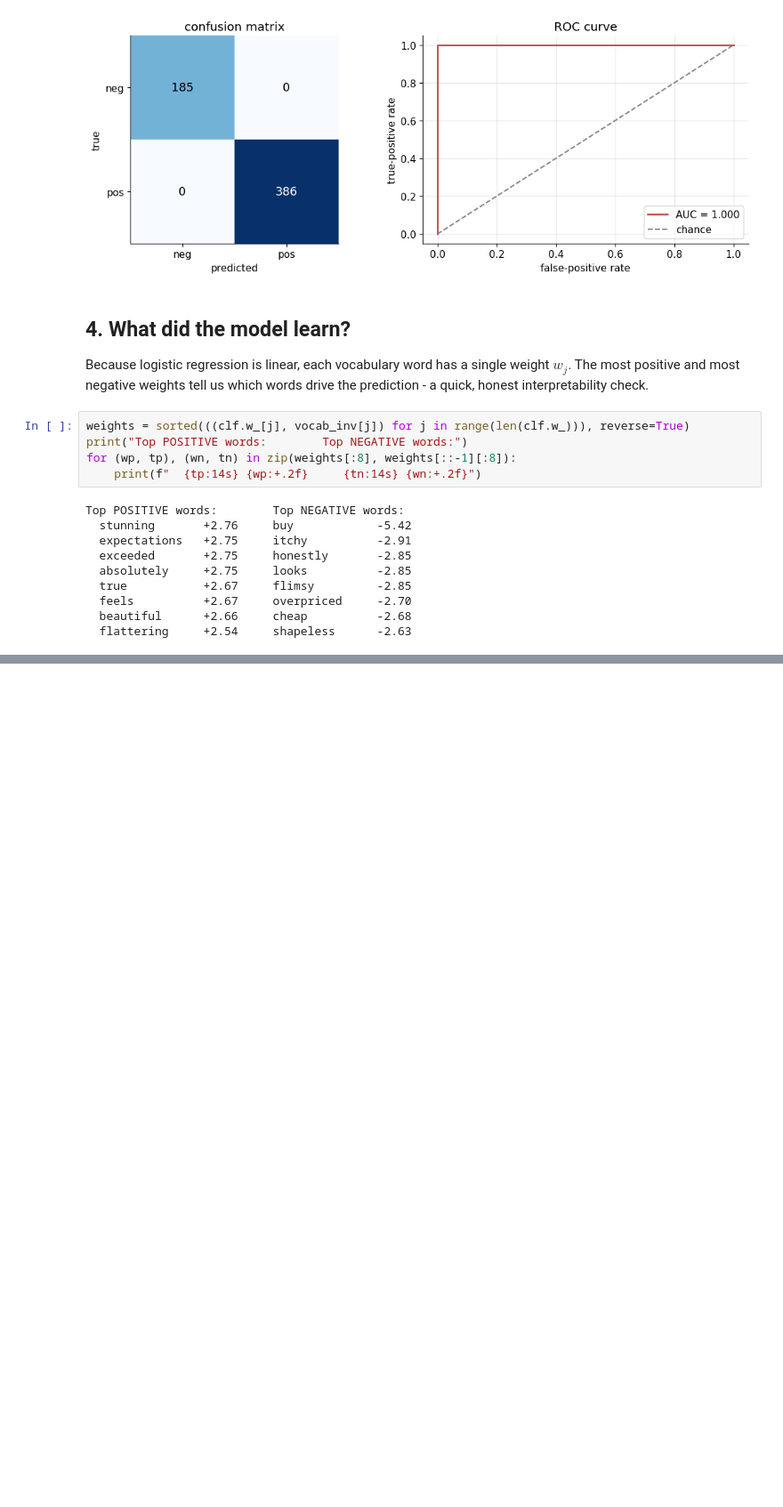
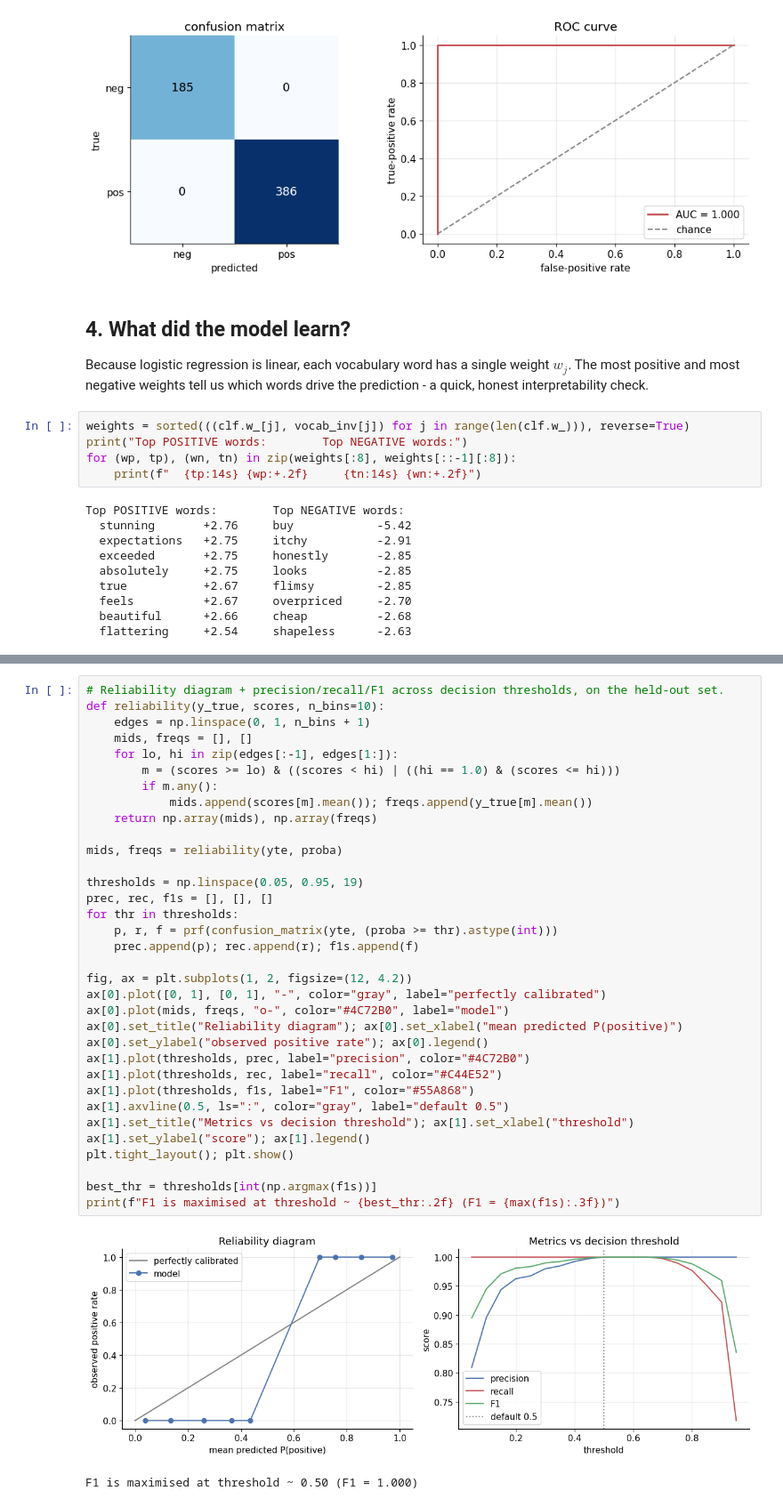
Before and after one commit to radostinaaa/trend-forecasting, a Jupyter notebook: 02_text_classification.ipynb, the cells around one changed output, grey strips where cells are left out. Shown at 89% size. Drawn from its saved outputs; the diff is of its cells as text; blank space fills up the shorter version.

```diff
--- a/02_text_classification.ipynb
+++ b/02_text_classification.ipynb
@@ -263,0 +308,37 @@ Top POSITIVE words:        Top NEGATIVE words:
+# %%
+# Reliability diagram + precision/recall/F1 across decision thresholds, on the held-out set.
+def reliability(y_true, scores, n_bins=10):
+    edges = np.linspace(0, 1, n_bins + 1)
+    mids, freqs = [], []
+    for lo, hi in zip(edges[:-1], edges[1:]):
+        m = (scores >= lo) & ((scores < hi) | ((hi == 1.0) & (scores <= hi)))
+        if m.any():
+            mids.append(scores[m].mean()); freqs.append(y_true[m].mean())
+    return np.array(mids), np.array(freqs)
+
+mids, freqs = reliability(yte, proba)
+
+thresholds = np.linspace(0.05, 0.95, 19)
+prec, rec, f1s = [], [], []
+for thr in thresholds:
+    p, r, f = prf(confusion_matrix(yte, (proba >= thr).astype(int)))
+    prec.append(p); rec.append(r); f1s.append(f)
+
+fig, ax = plt.subplots(1, 2, figsize=(12, 4.2))
+ax[0].plot([0, 1], [0, 1], "-", color="gray", label="perfectly calibrated")
+ax[0].plot(mids, freqs, "o-", color="#4C72B0", label="model")
+ax[0].set_title("Reliability diagram"); ax[0].set_xlabel("mean predicted P(positive)")
+ax[0].set_ylabel("observed positive rate"); ax[0].legend()
+ax[1].plot(thresholds, prec, label="precision", color="#4C72B0")
+ax[1].plot(thresholds, rec, label="recall", color="#C44E52")
+ax[1].plot(thresholds, f1s, label="F1", color="#55A868")
+ax[1].axvline(0.5, ls=":", color="gray", label="default 0.5")
+ax[1].set_title("Metrics vs decision threshold"); ax[1].set_xlabel("threshold")
+ax[1].set_ylabel("score"); ax[1].legend()
+plt.tight_layout(); plt.show()
+
+best_thr = thresholds[int(np.argmax(f1s))]
+print(f"F1 is maximised at threshold ~ {best_thr:.2f} (F1 = {max(f1s):.3f})")
+# %% [output]
+[figure, added]
+F1 is maximised at threshold ~ 0.50 (F1 = 1.000)
```
Also changed, not shown: parts of 5 cells of this notebook, 1 other file.
